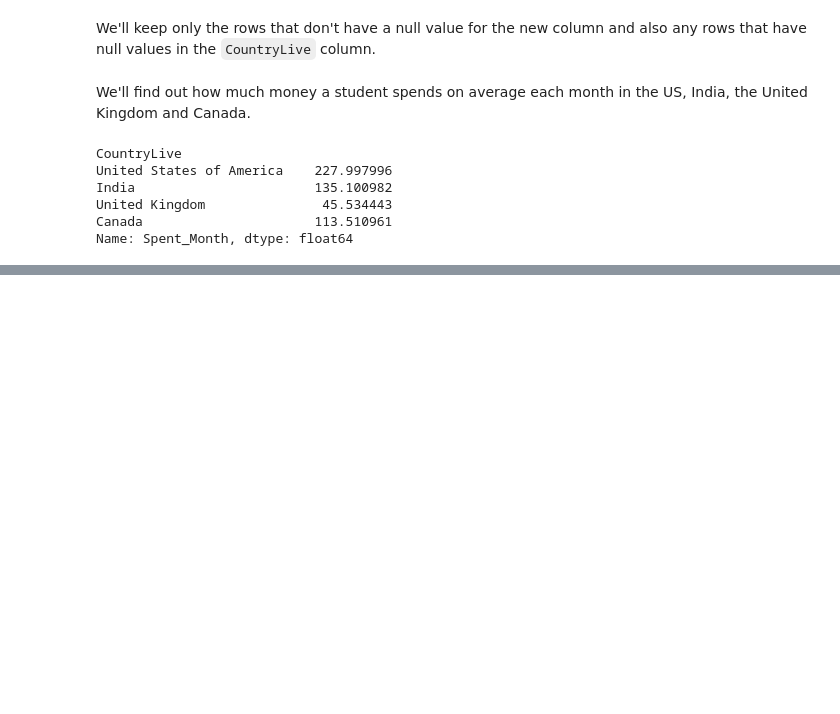
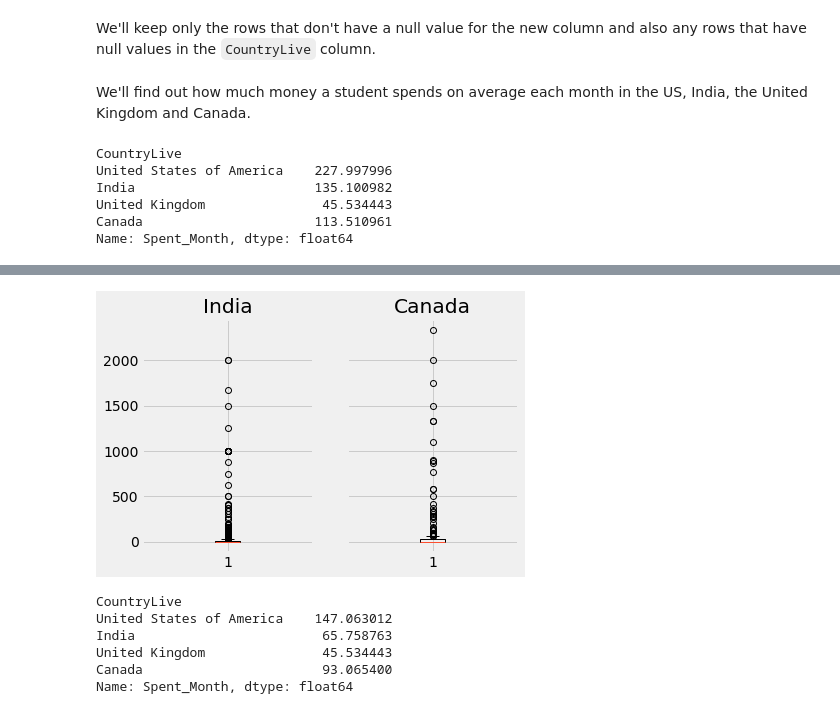
Before and after one commit to aguirredaniel/dataquest-projects, a Jupyter notebook: A-finding-the-best-markets-to-advertise-in/basic.ipynb, the cells around one changed output, grey strips where cells are left out. Saved outputs shown, nothing was run; the diff lists cells and outputs as text; code cells hidden in the pictures; blank space fills up the shorter version.

```diff
--- a/A-finding-the-best-markets-to-advertise-in/basic.ipynb
+++ b/A-finding-the-best-markets-to-advertise-in/basic.ipynb
@@ -186,0 +230,23 @@ We can see that only in the United Kingdom not enough is spent on lerning to pay
+# %%
+india_canda_outliers = surveys[(surveys['CountryLive'].str.contains('India|Canada'))
+                               & (surveys['Spent_Month'] >= 2500)]
+surveys = surveys.drop(india_canda_outliers.index)
+# %%
+fig, axs = plt.subplots(1,2, sharey=True)
+for c, ax in zip(['India', 'Canada'], axs):
+    ax.boxplot(surveys[surveys['CountryLive'] == c]['Spent_Month'])
+    ax.set_title(c)
+plt.show()
+# %% [output]
+[figure, added]
+# %%
+countries_spent = surveys.groupby('CountryLive').mean()
+countries_spent['Spent_Month'][
+    ['United States of America','India','United Kingdom','Canada']]
+# %% [output]
+CountryLive
+United States of America    147.063012
+India                        65.758763
+United Kingdom               45.534443
+Canada                       93.065400
+Name: Spent_Month, dtype: float64
```
Also changed, not shown: parts of 14 cells of this notebook.
